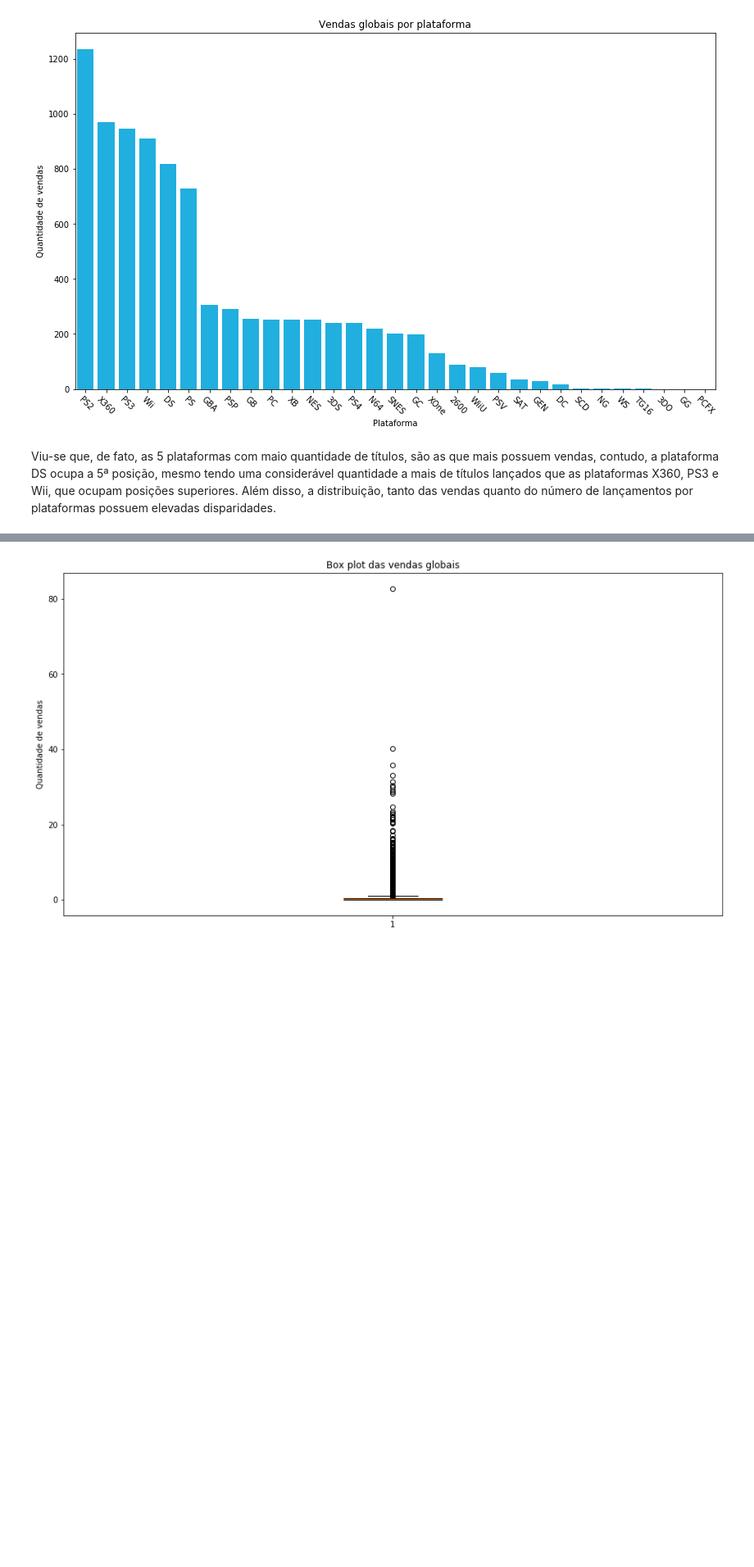
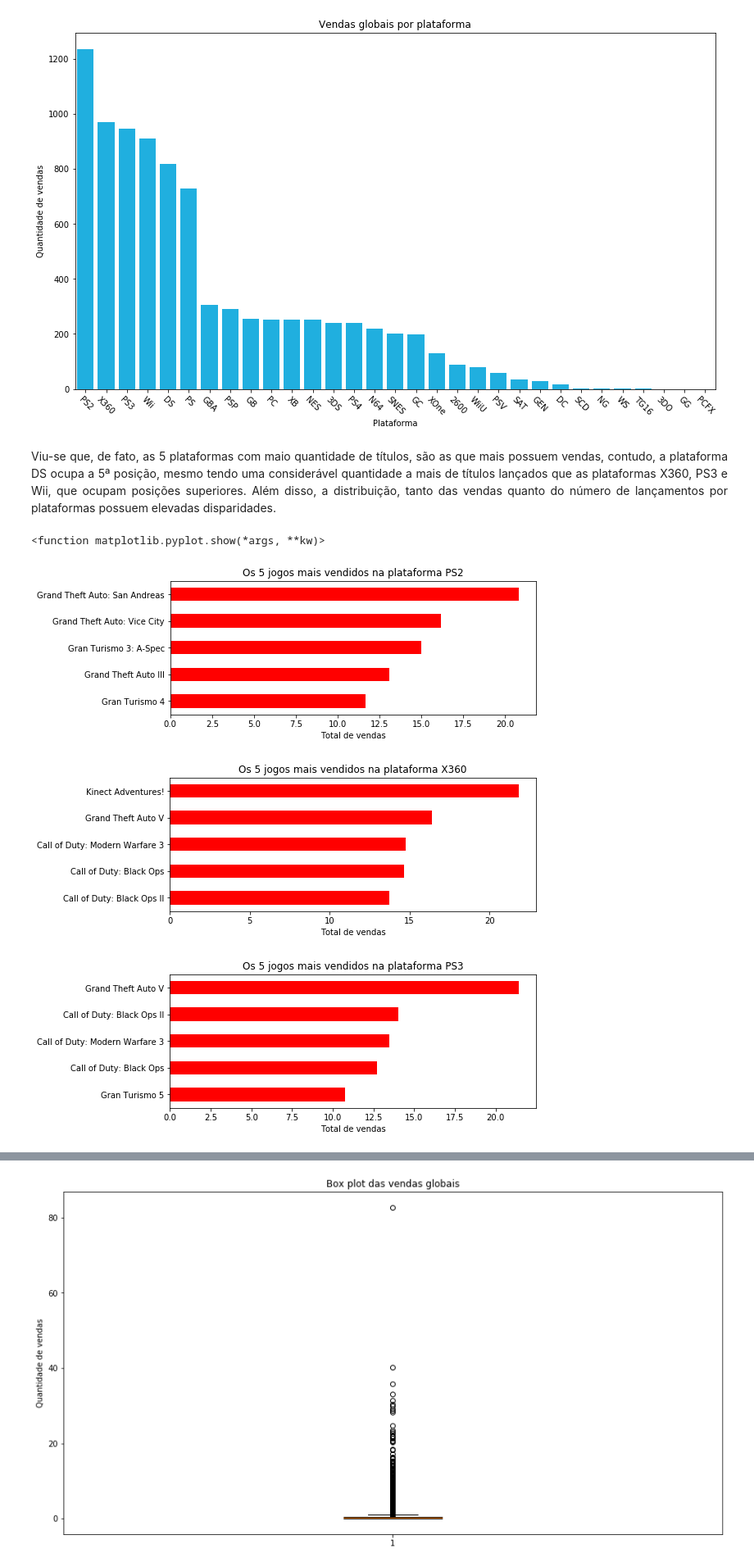
Before and after one commit to VanessaWille/visualizacao_vgsales, a Jupyter notebook: Vanessa.ipynb, the cells around one changed output, grey strips where cells are left out. Shown: that part at 82% size. Cells and saved outputs as stored; diff of their text form; code cells hidden in the pictures; blank space fills up the shorter version.

```diff
--- a/Vanessa.ipynb
+++ b/Vanessa.ipynb
@@ -143,4 +151,37 @@ plt.show()
 # %% [output]
 [figure]
 # %% [markdown]
-Viu-se que, de fato, as 5 plataformas com maio quantidade de títulos, são as que mais possuem vendas, contudo, a plataforma DS ocupa a 5ª posição, mesmo tendo uma considerável quantidade a mais de títulos lançados que as plataformas X360, PS3 e Wii, que ocupam posições superiores. Além disso, a distribuição, tanto das vendas quanto do número de lançamentos por plataformas possuem elevadas disparidades.
+<p style='text-align: justify;'> Viu-se que, de fato, as 5 plataformas com maio quantidade de títulos, são as que mais possuem vendas, contudo, a plataforma DS ocupa a 5ª posição, mesmo tendo uma considerável quantidade a mais de títulos lançados que as plataformas X360, PS3 e Wii, que ocupam posições superiores. Além disso, a distribuição, tanto das vendas quanto do número de lançamentos por plataformas possuem elevadas disparidades.
+</p>
+# %%
+values=["PS2"]
+ps2_df = df[df.Platform.isin(values)]
+top_5_ps2 = ps2_df[['Name', 'Global_Sales']].head(5).set_index('Name').sort_values('Global_Sales', ascending=True)
+top_5_ps2.plot(kind='barh', figsize=(8,3), grid=False, color='red', legend=False)
+plt.title('Os 5 jogos mais vendidos na plataforma PS2')
+plt.xlabel('Total de vendas')
+plt.ylabel('')
+plt.show
+
+values2=["X360"]
+X360_df = df[df.Platform.isin(values2)]
+top_5_X360 = X360_df[['Name', 'Global_Sales']].head(5).set_index('Name').sort_values('Global_Sales', ascending=True)
+top_5_X360.plot(kind='barh', figsize=(8,3), grid=False, color='red', legend=False)
+plt.title('Os 5 jogos mais vendidos na plataforma X360')
+plt.xlabel('Total de vendas')
+plt.ylabel('')
+plt.show
+
+values=["PS3"]
+ps3_df = df[df.Platform.isin(values)]
+top_5_ps3 = ps3_df[['Name', 'Global_Sales']].head(5).set_index('Name').sort_values('Global_Sales', ascending=True)
+top_5_ps3.plot(kind='barh', figsize=(8,3), grid=False, color='red', legend=False)
+plt.title('Os 5 jogos mais vendidos na plataforma PS3')
+plt.xlabel('Total de vendas')
+plt.ylabel('')
+plt.show
+# %% [output]
+<function matplotlib.pyplot.show(*args, **kw)>
+[figure, added]
+[figure, added]
+[figure, added]
```
Also changed, not shown: parts of 22 cells of this notebook.
